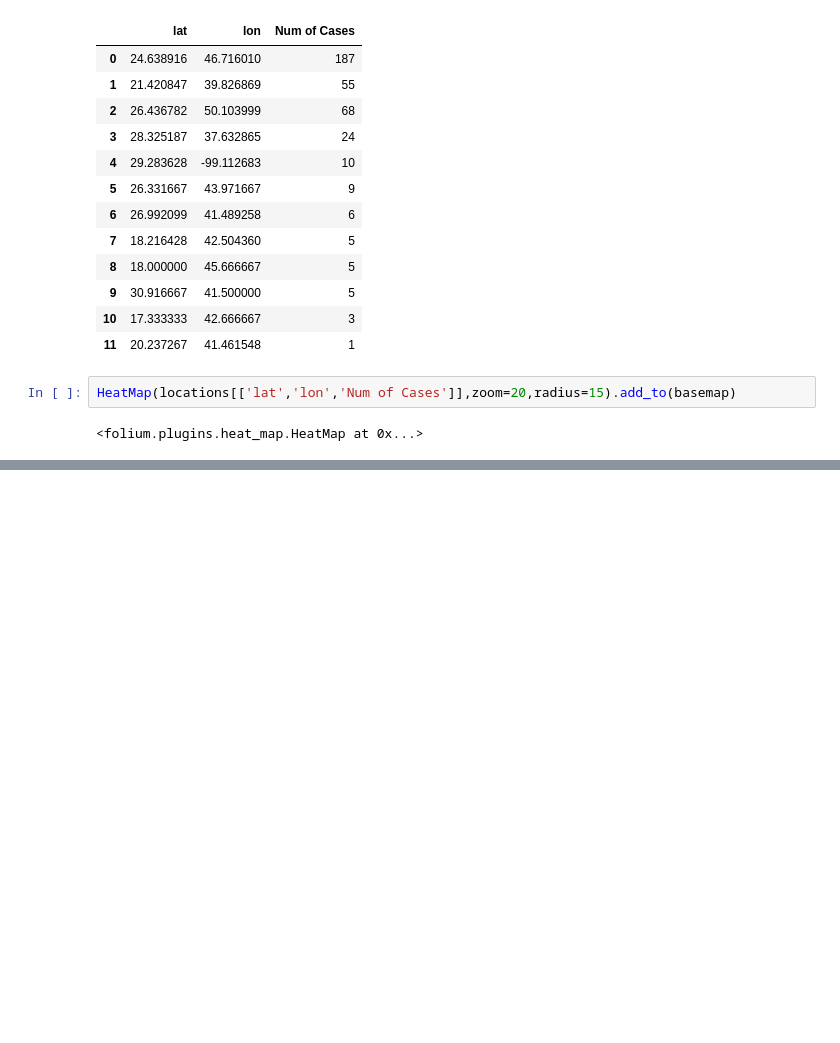
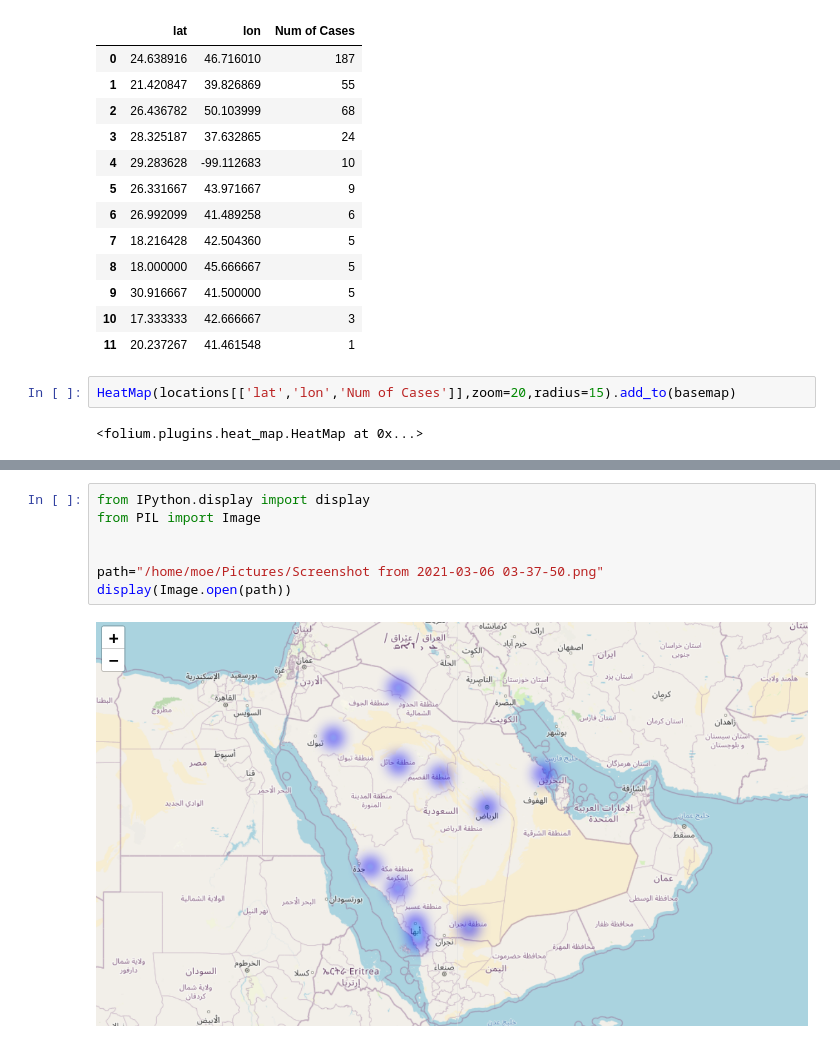
Before and after one commit to Moha02/Spatial-Analysis, a Jupyter notebook: A Daily Report of New Covid19 Cases in Saudi Arabia.ipynb, the cells around one changed output, grey strips where cells are left out. Saved outputs shown, nothing was run; the diff lists cells and outputs as text; blank space fills up the shorter version.

```diff
--- a/A Daily Report of New Covid19 Cases in Saudi Arabia.ipynb
+++ b/A Daily Report of New Covid19 Cases in Saudi Arabia.ipynb
@@ -168,3 +168,12 @@ HeatMap(locations[['lat','lon','Num of Cases']],zoom=20,radius=15).add_to(basema
 basemap
 # %% [output]
 [interactive output not drawn]
+# %%
+from IPython.display import display
+from PIL import Image
+
+
+path="/home/moe/Pictures/Screenshot from 2021-03-06 03-37-50.png"
+display(Image.open(path))
+# %% [output]
+[figure, added]
```
